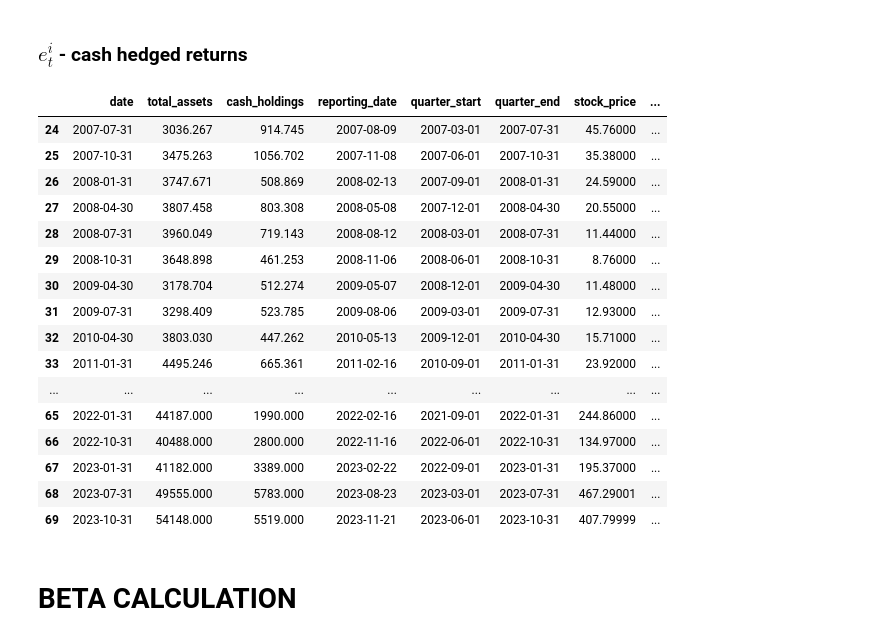
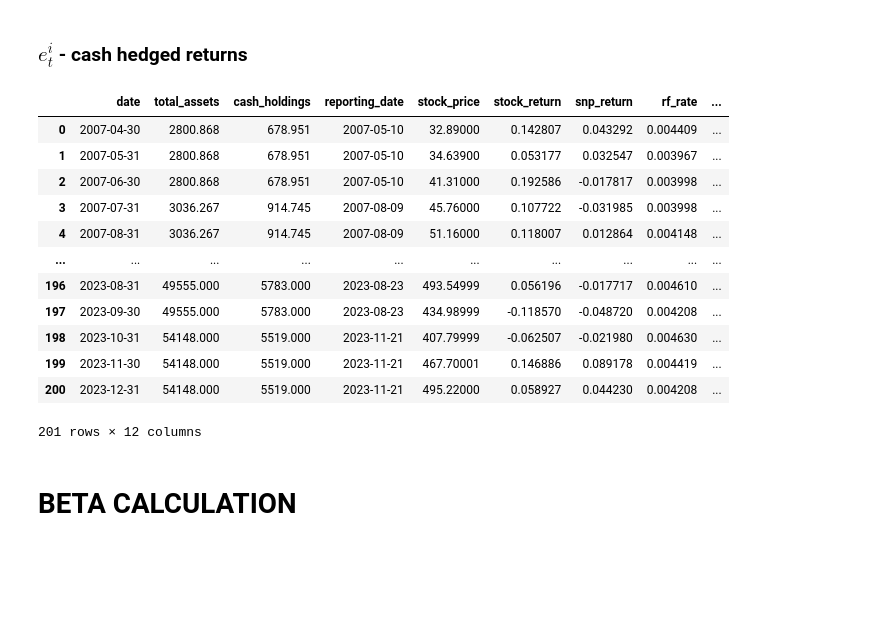
Before and after one commit to veervohra03/CashHedged, a Jupyter notebook: cashHedgedV2.ipynb, the cells around one changed output. Cells and saved outputs as stored; diff of their text form; code cells hidden in the pictures; blank space fills up the shorter version.

Commit message:
Forward fill on data, cleaning up, more tweaks.

```diff
--- a/cashHedgedV2.ipynb
+++ b/cashHedgedV2.ipynb
@@ -144,4 +183,15 @@ nvidia_stock_prcs
 | 300 | 2023-12-29 | 495.22000 | 0.058927 |
 301 rows × 3 columns
 # %%
-nvidia = pd.merge(nvidia_comp_data, nvidia_stock_prcs, on='date', how='inner')
+# Create new columns with just year and month
+company_fin_data['year_month'] = company_fin_data['date'].dt.strftime('%Y-%m')
+company_stock_prcs['year_month'] = company_stock_prcs['date'].dt.strftime('%Y-%m')
+
+company = pd.merge(company_fin_data, company_stock_prcs, on='year_month')
+
+company.drop(columns=['year_month', 'date_y'], axis=1, inplace=True)
+company.rename(columns={'date_x':'date'}, inplace=True)
+
+# company = pd.merge(company_fin_data, company_stock_prcs, on='date', how='inner')
+
+company
@@ -148,58 +212,52 @@ nvidia = pd.merge(nvidia_comp_data, nvidia_stock_prcs, on='date', how='inner')
 # %%
-def aggregate_quarterly(start_date, end_date, daily_data, column, agg_func):
-    # Aggregates data within the given start_date and end_date range.
+def aggregate_monthly(start_date, end_date, daily_data, column, agg_func):
     mask = (daily_data['date'] >= start_date) & (daily_data['date'] <= end_date)
     return agg_func(daily_data.loc[mask, column])
 
-nvidia['snp_quarterly_return'] = nvidia.apply(
-    lambda row: aggregate_quarterly(row['quarter_start'], row['quarter_end'], sp500_data, 'daily_return',
+company['snp_return'] = company.apply(
+    lambda row: aggregate_monthly(row['month_start'], row['month_end'], sp500_data, 'daily_return',
                                     lambda x: np.prod(1 + x) - 1), axis=1
 )
 
-nvidia['rf_quarterly_rate'] = nvidia.apply(
-    lambda row: aggregate_quarterly(row['quarter_start'], row['quarter_end'], risk_free_data, 'daily_rf_rate',
-                                    np.mean), axis=1
+company['rf_rate'] = company.apply(
+    lambda row: aggregate_monthly(row['month_start'], row['month_end'], risk_free_data, 'daily_rf_rate',
+                                    lambda x: np.prod(1 + x) - 1), axis=1
 )
+
+company.drop(columns=['month_start', 'month_end'], axis=1, inplace=True)
 # %% [markdown]
 # CALCULATIONS (CASH-HEDGING & RETURNS)
 # %%
-nvidia['cash_share_weight'] = (nvidia['cash_holdings'] / nvidia['total_assets'])
-nvidia['quarterly_return'] = nvidia['stock_price'].pct_change(fill_method=None)
+company['cash_share_weight'] = (company['cash_holdings'] / company['total_assets'])
 # %% [markdown]
 ### $ b_{t}^{i} $ - return on cash between periods
 # %%
 # the paper calculates it in a pretty complicated method, we'll start like this
 
-nvidia['cash_holdings_t_minus_1'] = nvidia['cash_holdings'].shift()
-nvidia['b_it'] = ( nvidia['cash_holdings'] - nvidia['cash_holdings_t_minus_1'] ) / nvidia['cash_holdings_t_minus_1']
+company['cash_holdings_t_minus_1'] = company['cash_holdings'].shift()
+company['b_it'] = ( company['cash_holdings'] - company['cash_holdings_t_minus_1'] ) / company['cash_holdings_t_minus_1']
 # %% [markdown]
 ### $ e_{t}^{i} $ - cash hedged returns
 # %%
 # calculate the cash-hedged return (e_it)
 
-nvidia['cash_hedged_return'] = (1 / (1 - nvidia['cash_share_weight'])) * (nvidia['quarterly_return'] - (nvidia['cash_share_weight']  * nvidia['b_it']))
+company['cash_hedged_return'] = (1 / (1 - company['cash_share_weight'])) * (company['stock_return'] - (company['cash_share_weight']  * company['b_it']))
 
-nvidia = nvidia.dropna()
-
-nvidia
+company
 # %% [output]
-|  | date | total_assets | cash_holdings | reporting_date | quarter_start | quarter_end | stock_price | ... |
-| 24 | 2007-07-31 | 3036.267 | 914.745 | 2007-08-09 | 2007-03-01 | 2007-07-31 | 45.76000 | ... |
-| 25 | 2007-10-31 | 3475.263 | 1056.702 | 2007-11-08 | 2007-06-01 | 2007-10-31 | 35.38000 | ... |
-| 26 | 2008-01-31 | 3747.671 | 508.869 | 2008-02-13 | 2007-09-01 | 2008-01-31 | 24.59000 | ... |
-| 27 | 2008-04-30 | 3807.458 | 803.308 | 2008-05-08 | 2007-12-01 | 2008-04-30 | 20.55000 | ... |
-| 28 | 2008-07-31 | 3960.049 | 719.143 | 2008-08-12 | 2008-03-01 | 2008-07-31 | 11.44000 | ... |
-| 29 | 2008-10-31 | 3648.898 | 461.253 | 2008-11-06 | 2008-06-01 | 2008-10-31 | 8.76000 | ... |
-| 30 | 2009-04-30 | 3178.704 | 512.274 | 2009-05-07 | 2008-12-01 | 2009-04-30 | 11.48000 | ... |
-| 31 | 2009-07-31 | 3298.409 | 523.785 | 2009-08-06 | 2009-03-01 | 2009-07-31 | 12.93000 | ... |
-| 32 | 2010-04-30 | 3803.030 | 447.262 | 2010-05-13 | 2009-12-01 | 2010-04-30 | 15.71000 | ... |
-| 33 | 2011-01-31 | 4495.246 | 665.361 | 2011-02-16 | 2010-09-01 | 2011-01-31 | 23.92000 | ... |
-| ... | ... | ... | ... | ... | ... | ... | ... | ... |
-| 65 | 2022-01-31 | 44187.000 | 1990.000 | 2022-02-16 | 2021-09-01 | 2022-01-31 | 244.86000 | ... |
-| 66 | 2022-10-31 | 40488.000 | 2800.000 | 2022-11-16 | 2022-06-01 | 2022-10-31 | 134.97000 | ... |
-| 67 | 2023-01-31 | 41182.000 | 3389.000 | 2023-02-22 | 2022-09-01 | 2023-01-31 | 195.37000 | ... |
-| 68 | 2023-07-31 | 49555.000 | 5783.000 | 2023-08-23 | 2023-03-01 | 2023-07-31 | 467.29001 | ... |
-| 69 | 2023-10-31 | 54148.000 | 5519.000 | 2023-11-21 | 2023-06-01 | 2023-10-31 | 407.79999 | ... |
+|  | date | total_assets | cash_holdings | reporting_date | stock_price | stock_return | snp_return | rf_rate | ... |
+| 0 | 2007-04-30 | 2800.868 | 678.951 | 2007-05-10 | 32.89000 | 0.142807 | 0.043292 | 0.004409 | ... |
+| 1 | 2007-05-31 | 2800.868 | 678.951 | 2007-05-10 | 34.63900 | 0.053177 | 0.032547 | 0.003967 | ... |
+| 2 | 2007-06-30 | 2800.868 | 678.951 | 2007-05-10 | 41.31000 | 0.192586 | -0.017817 | 0.003998 | ... |
+| 3 | 2007-07-31 | 3036.267 | 914.745 | 2007-08-09 | 45.76000 | 0.107722 | -0.031985 | 0.003998 | ... |
+| 4 | 2007-08-31 | 3036.267 | 914.745 | 2007-08-09 | 51.16000 | 0.118007 | 0.012864 | 0.004148 | ... |
+| ... | ... | ... | ... | ... | ... | ... | ... | ... | ... |
+| 196 | 2023-08-31 | 49555.000 | 5783.000 | 2023-08-23 | 493.54999 | 0.056196 | -0.017717 | 0.004610 | ... |
+| 197 | 2023-09-30 | 49555.000 | 5783.000 | 2023-08-23 | 434.98999 | -0.118570 | -0.048720 | 0.004208 | ... |
+| 198 | 2023-10-31 | 54148.000 | 5519.000 | 2023-11-21 | 407.79999 | -0.062507 | -0.021980 | 0.004630 | ... |
+| 199 | 2023-11-30 | 54148.000 | 5519.000 | 2023-11-21 | 467.70001 | 0.146886 | 0.089178 | 0.004419 | ... |
+| 200 | 2023-12-31 | 54148.000 | 5519.000 | 2023-11-21 | 495.22000 | 0.058927 | 0.044230 | 0.004208 | ... |
+201 rows × 12 columns
 # %% [markdown]
 # BETA CALCULATION
 # %% [markdown]
```
Also changed, not shown: parts of 15 cells of this notebook.
